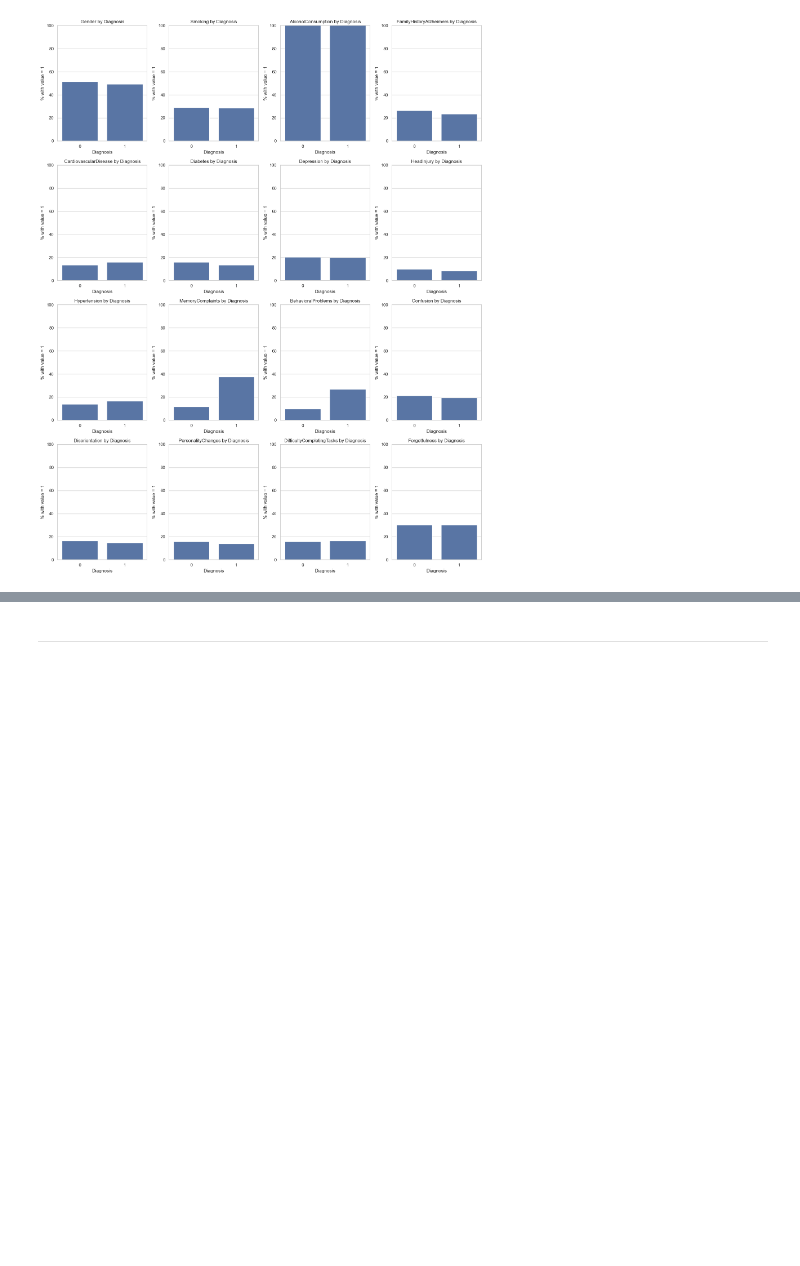
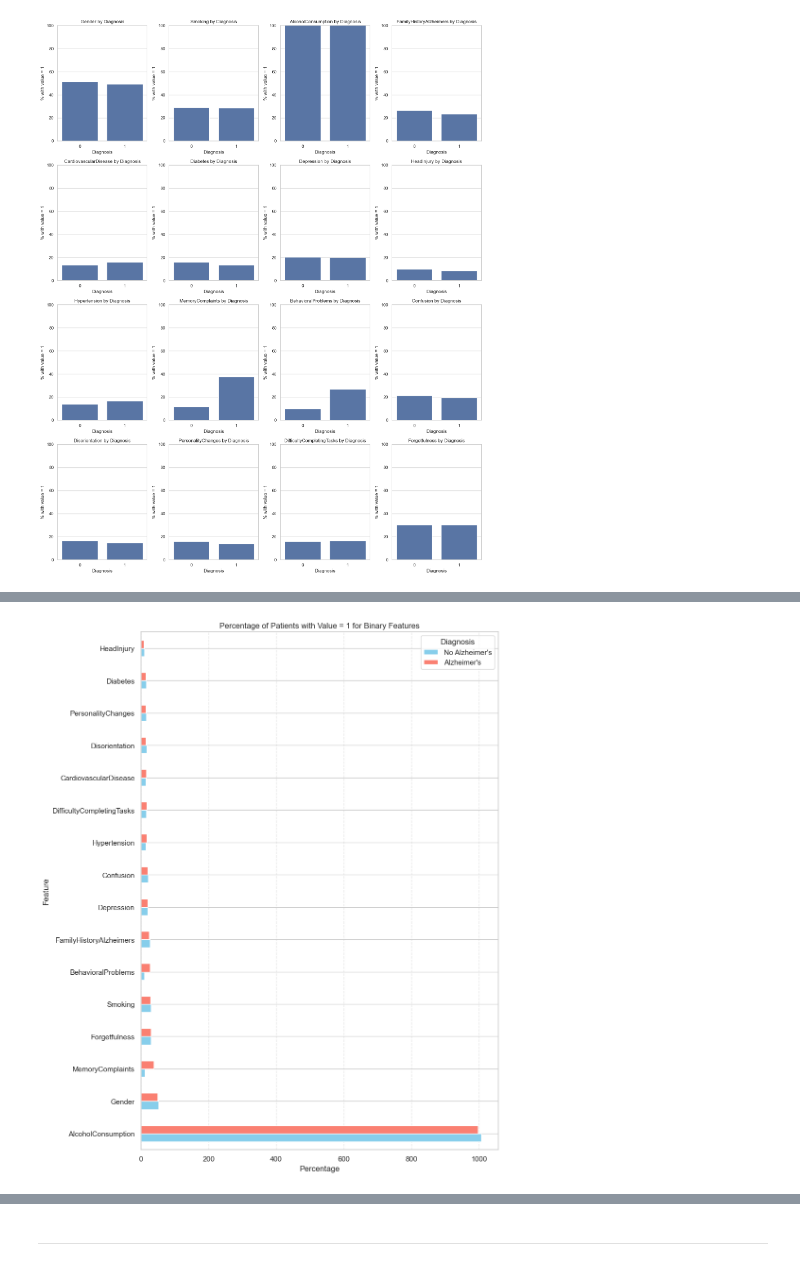
Before and after one commit to FeliciaFavrholdt/BI_EXAM, a Jupyter notebook: Analysis/notebooks/03_Exploratory_Data_Analysis.ipynb, the cells around one changed output, grey strips where cells are left out. Saved outputs shown, nothing was run; the diff lists cells and outputs as text; code cells hidden in the pictures; blank space fills up the shorter version.

Commit message:
updates summaries of plots - better visuals

```diff
--- a/Analysis/notebooks/03_Exploratory_Data_Analysis.ipynb
+++ b/Analysis/notebooks/03_Exploratory_Data_Analysis.ipynb
@@ -178,0 +199,21 @@ plt.show()
+# %%
+# Calculate percentage of value=1 for each binary feature in each diagnosis group
+binary_summary = {
+    feature: df.groupby("Diagnosis")[feature].mean() * 100
+    for feature in binary_features
+}
+binary_df = pd.DataFrame(binary_summary).T
+binary_df.columns = ["No Alzheimer's", "Alzheimer's"]
+binary_df = binary_df.sort_values("Alzheimer's", ascending=False)
+
+# Plot horizontal bar chart
+binary_df.plot(kind="barh", figsize=(10, 12), color=["skyblue", "salmon"])
+plt.title("Percentage of Patients with Value = 1 for Binary Features")
+plt.xlabel("Percentage")
+plt.ylabel("Feature")
+plt.grid(axis="x", linestyle="--", alpha=0.5)
+plt.legend(title="Diagnosis")
+plt.tight_layout()
+plt.show()
+# %% [output]
+[figure, added]
```
Also changed, not shown: parts of 22 cells of this notebook.
